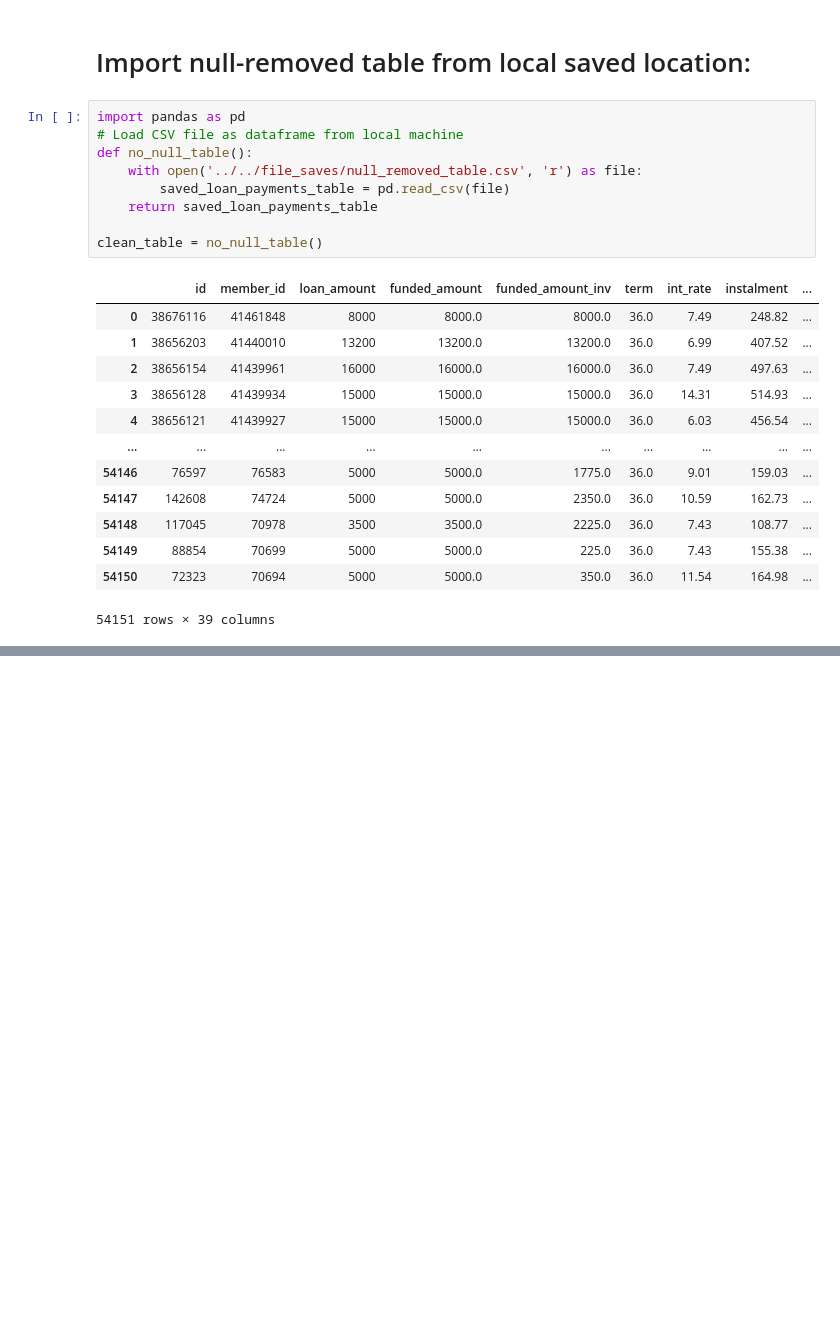
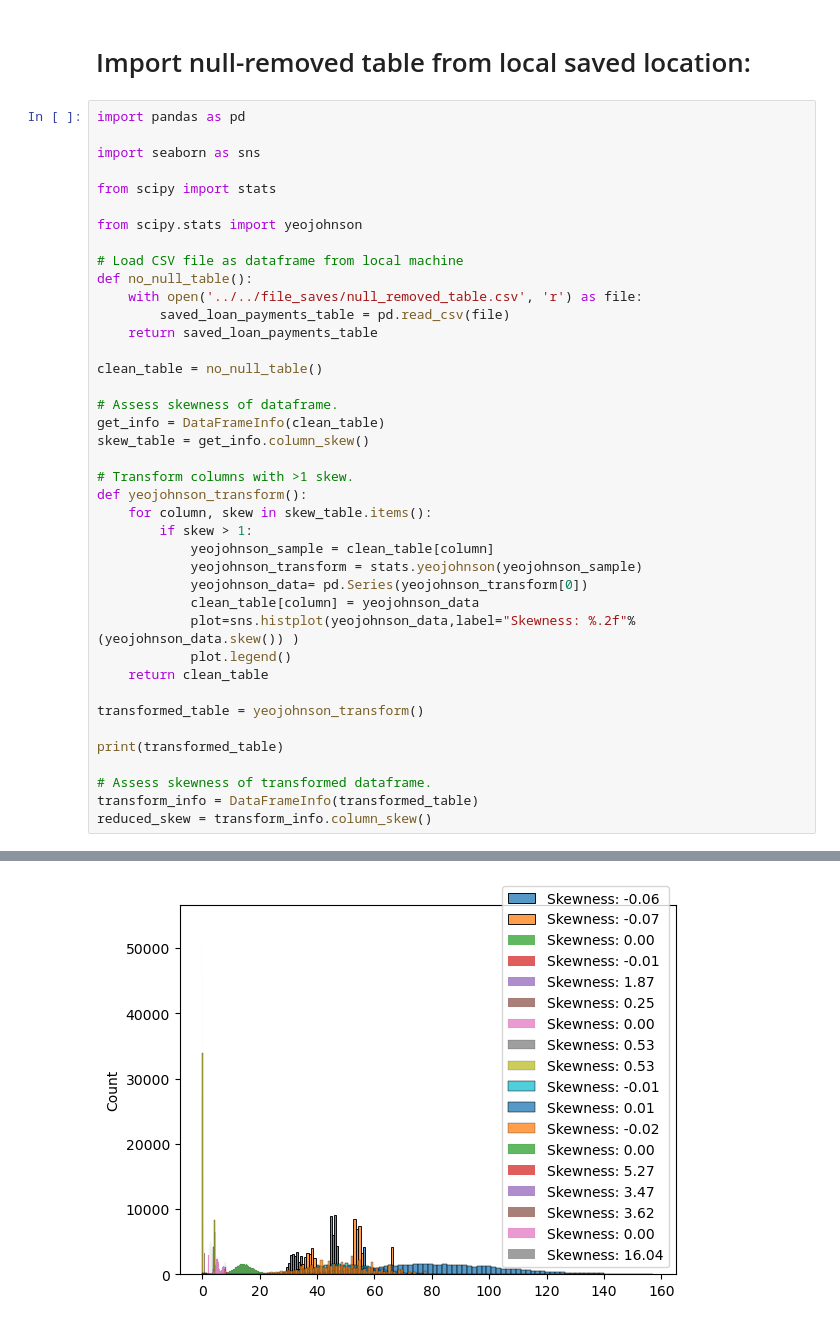
Before and after one commit to julienhvillemur/exploratory-data-analysis---customer-loans-in-finance561, a Jupyter notebook: main.ipynb, the cells around one changed output, grey strips where cells are left out. Saved outputs shown, nothing was run; the diff lists cells and outputs as text; blank space fills up the shorter version.

Commit message:
This adds yeojohnson transform functionality.

```diff
--- a/main.ipynb
+++ b/main.ipynb
@@ -122,25 +122,43 @@ transform_post_null_removal.boxcox_transform_skew(all_skew)
 # %% [markdown]
 # Import null-removed table from local saved location:
-# %%
-import pandas as pd
-# Load CSV file as dataframe from local machine
-def no_null_table():
-    with open('../../file_saves/null_removed_table.csv', 'r') as file:
-        saved_loan_payments_table = pd.read_csv(file)
-    return saved_loan_payments_table
-
-clean_table = no_null_table()
-# %% [output]
-|  | id | member_id | loan_amount | funded_amount | funded_amount_inv | term | int_rate | instalment | ... |
-| 0 | 38676116 | 41461848 | 8000 | 8000.0 | 8000.0 | 36.0 | 7.49 | 248.82 | ... |
-| 1 | 38656203 | 41440010 | 13200 | 13200.0 | 13200.0 | 36.0 | 6.99 | 407.52 | ... |
-| 2 | 38656154 | 41439961 | 16000 | 16000.0 | 16000.0 | 36.0 | 7.49 | 497.63 | ... |
-| 3 | 38656128 | 41439934 | 15000 | 15000.0 | 15000.0 | 36.0 | 14.31 | 514.93 | ... |
-| 4 | 38656121 | 41439927 | 15000 | 15000.0 | 15000.0 | 36.0 | 6.03 | 456.54 | ... |
-| ... | ... | ... | ... | ... | ... | ... | ... | ... | ... |
-| 54146 | 76597 | 76583 | 5000 | 5000.0 | 1775.0 | 36.0 | 9.01 | 159.03 | ... |
-| 54147 | 142608 | 74724 | 5000 | 5000.0 | 2350.0 | 36.0 | 10.59 | 162.73 | ... |
-| 54148 | 117045 | 70978 | 3500 | 3500.0 | 2225.0 | 36.0 | 7.43 | 108.77 | ... |
-| 54149 | 88854 | 70699 | 5000 | 5000.0 | 225.0 | 36.0 | 7.43 | 155.38 | ... |
-| 54150 | 72323 | 70694 | 5000 | 5000.0 | 350.0 | 36.0 | 11.54 | 164.98 | ... |
-54151 rows × 39 columns
+# %%
+import pandas as pd
+
+import seaborn as sns
+
+from scipy import stats
+
+from scipy.stats import yeojohnson
+
+# Load CSV file as dataframe from local machine
+def no_null_table():
+    with open('../../file_saves/null_removed_table.csv', 'r') as file:
+        saved_loan_payments_table = pd.read_csv(file)
+    return saved_loan_payments_table
+
+clean_table = no_null_table()
+
+# Assess skewness of dataframe.
+get_info = DataFrameInfo(clean_table)
+skew_table = get_info.column_skew()
+
+# Transform columns with >1 skew.
+def yeojohnson_transform():
+    for column, skew in skew_table.items():
+        if skew > 1:
+            yeojohnson_sample = clean_table[column]
+            yeojohnson_transform = stats.yeojohnson(yeojohnson_sample)
+            yeojohnson_data= pd.Series(yeojohnson_transform[0])
+            clean_table[column] = yeojohnson_data
+            plot=sns.histplot(yeojohnson_data,label="Skewness: %.2f"%(yeojohnson_data.skew()) )
+            plot.legend()
+    return clean_table
+
+transformed_table = yeojohnson_transform()
+
+print(transformed_table)
+
+# Assess skewness of transformed dataframe.
+transform_info = DataFrameInfo(transformed_table)
+reduced_skew = transform_info.column_skew()
+# %% [output]
@@ -146,0 +182 @@ clean_table = no_null_table()
+[figure, added]
```
Also changed, not shown: parts of 5 cells of this notebook, 2 other files.
